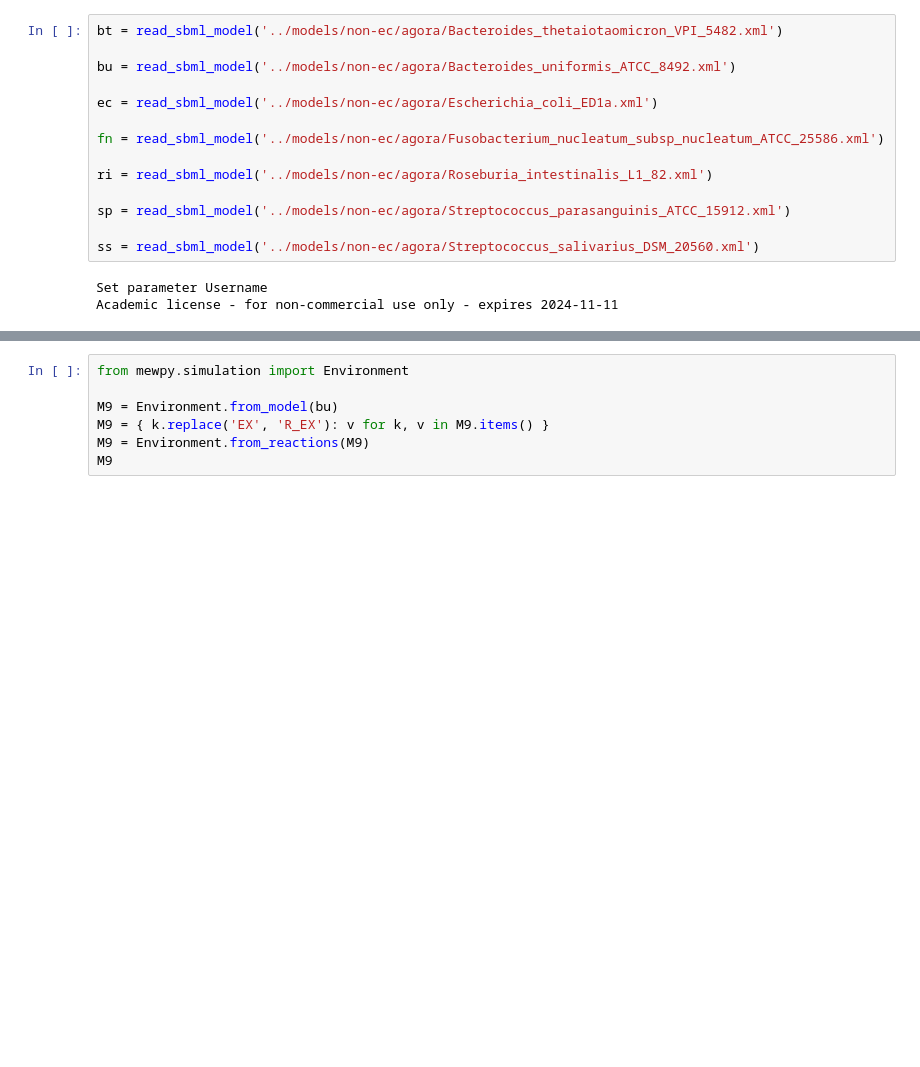
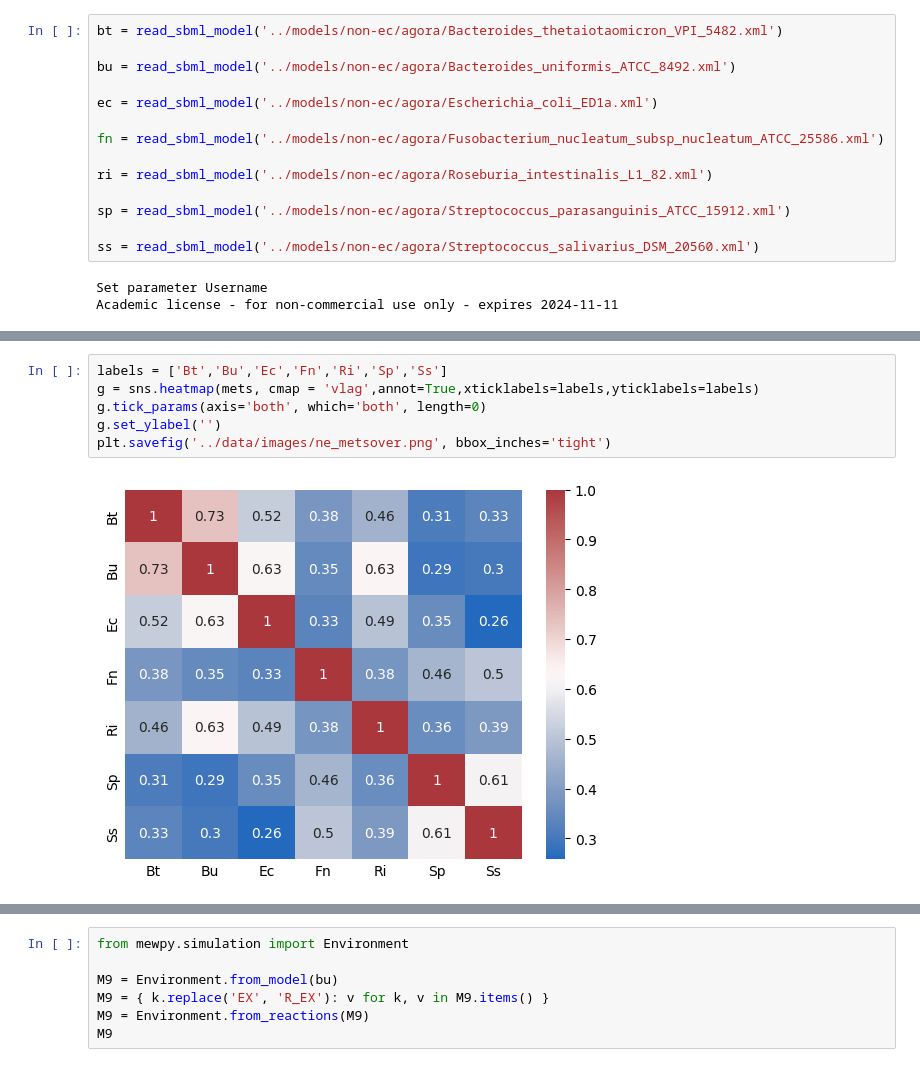
Before and after one commit to areias03/tmCOM, a Jupyter notebook: notebooks/03-Com_Simul-Non-ec.ipynb, the cells around one changed output, grey strips where cells are left out. Saved outputs shown, nothing was run; the diff lists cells and outputs as text; blank space fills up the shorter version.

```diff
--- a/notebooks/03-Com_Simul-Non-ec.ipynb
+++ b/notebooks/03-Com_Simul-Non-ec.ipynb
@@ -43,4 +99,12 @@ mets
 | M_Roseburia_intestinalis_L1_82 | 0.456674 | 0.632439 | 0.493789 | 0.378537 | ... |
 | M_Streptococcus_parasanguinis_ATC... | 0.310372 | 0.290868 | 0.353875 | 0.462299 | ... |
 | M_Streptococcus_salivarius_DSM_20560 | 0.334410 | 0.300979 | 0.258238 | 0.501890 | ... |
+# %%
+labels = ['Bt','Bu','Ec','Fn','Ri','Sp','Ss']
+g = sns.heatmap(mets, cmap = 'vlag',annot=True,xticklabels=labels,yticklabels=labels)
+g.tick_params(axis='both', which='both', length=0)
+g.set_ylabel('')
+plt.savefig('../data/images/ne_metsover.png', bbox_inches='tight')
+# %% [output]
+[figure, added]
 # %%
```
Also changed, not shown: parts of 11 cells of this notebook, 55 other files.
